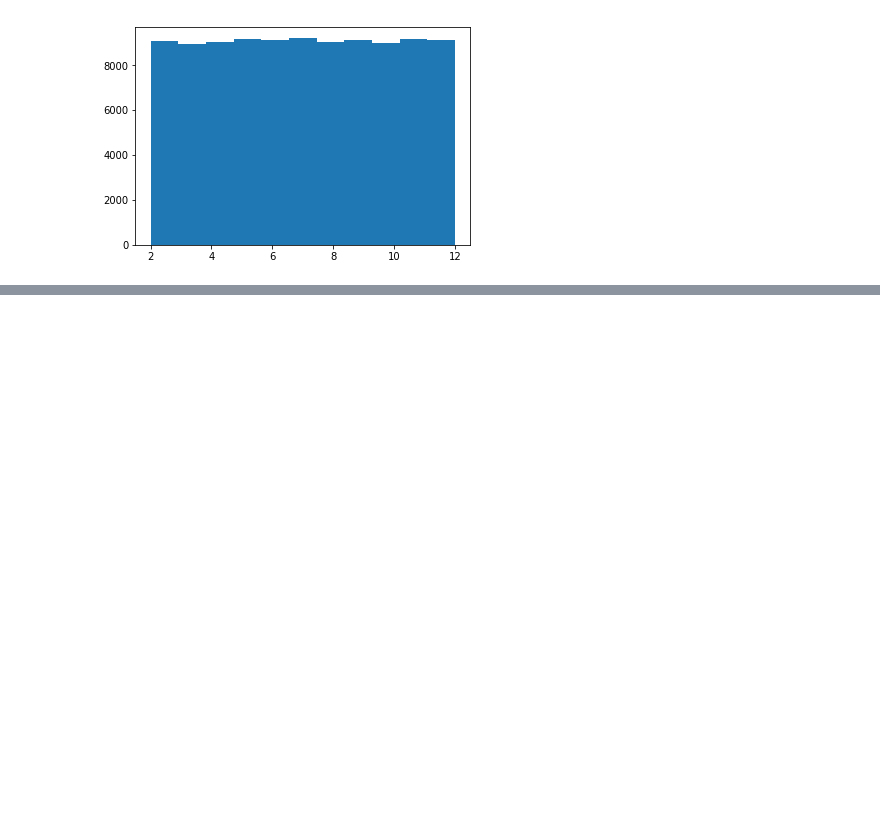
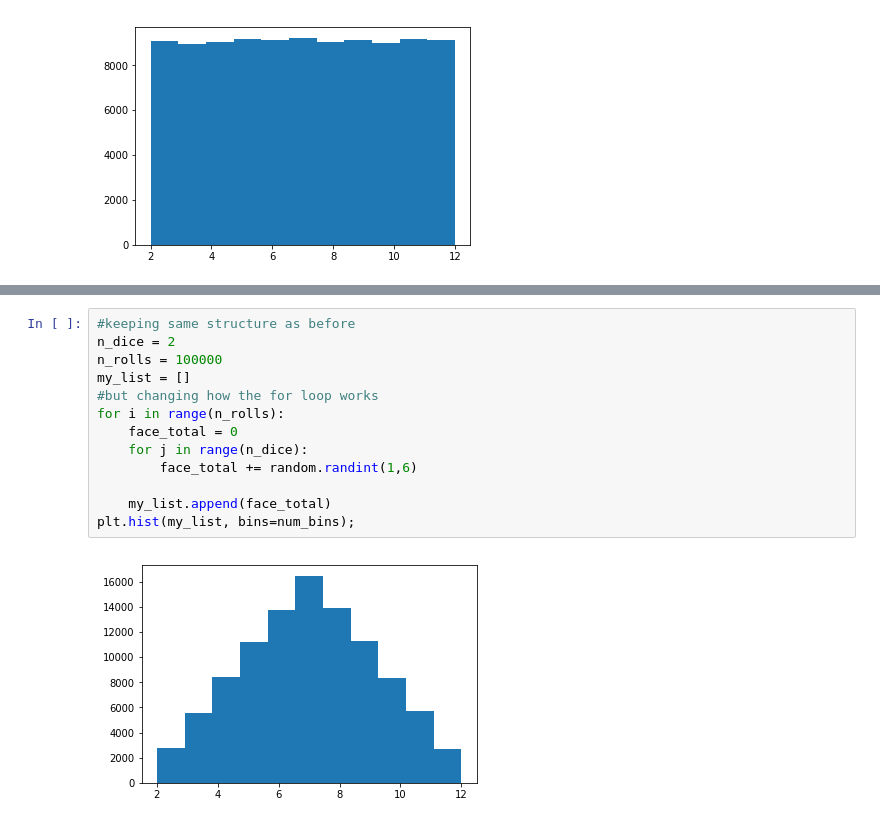
Before and after one commit to itskeithstudent/Fundamentals-Of-Data-Analysis-52446-Tasks, a Jupyter notebook: Tasks.ipynb, the cells around one changed output, grey strips where cells are left out. Drawn from its saved outputs; the diff is of its cells as text; blank space fills up the shorter version.

Commit message:
add logic for performing n number of individual dice rolls x times and visualise with histogram plot

```diff
--- a/Tasks.ipynb
+++ b/Tasks.ipynb
@@ -186,0 +195,15 @@ plt.hist(my_list, bins=num_bins);
+# %%
+#keeping same structure as before
+n_dice = 2
+n_rolls = 100000
+my_list = []
+#but changing how the for loop works
+for i in range(n_rolls):
+    face_total = 0
+    for j in range(n_dice):
+        face_total += random.randint(1,6)
+
+    my_list.append(face_total)
+plt.hist(my_list, bins=num_bins);
+# %% [output]
+[figure, added]
```
Also changed, not shown: parts of 2 cells of this notebook.
